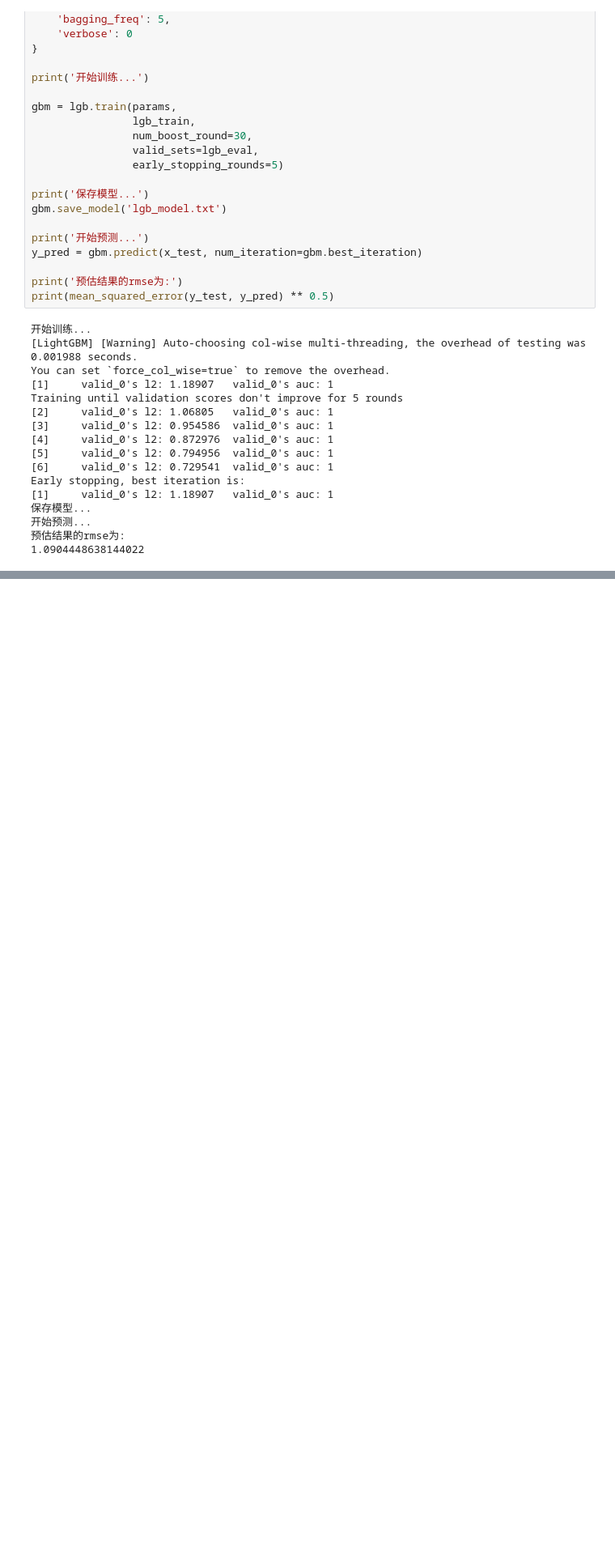
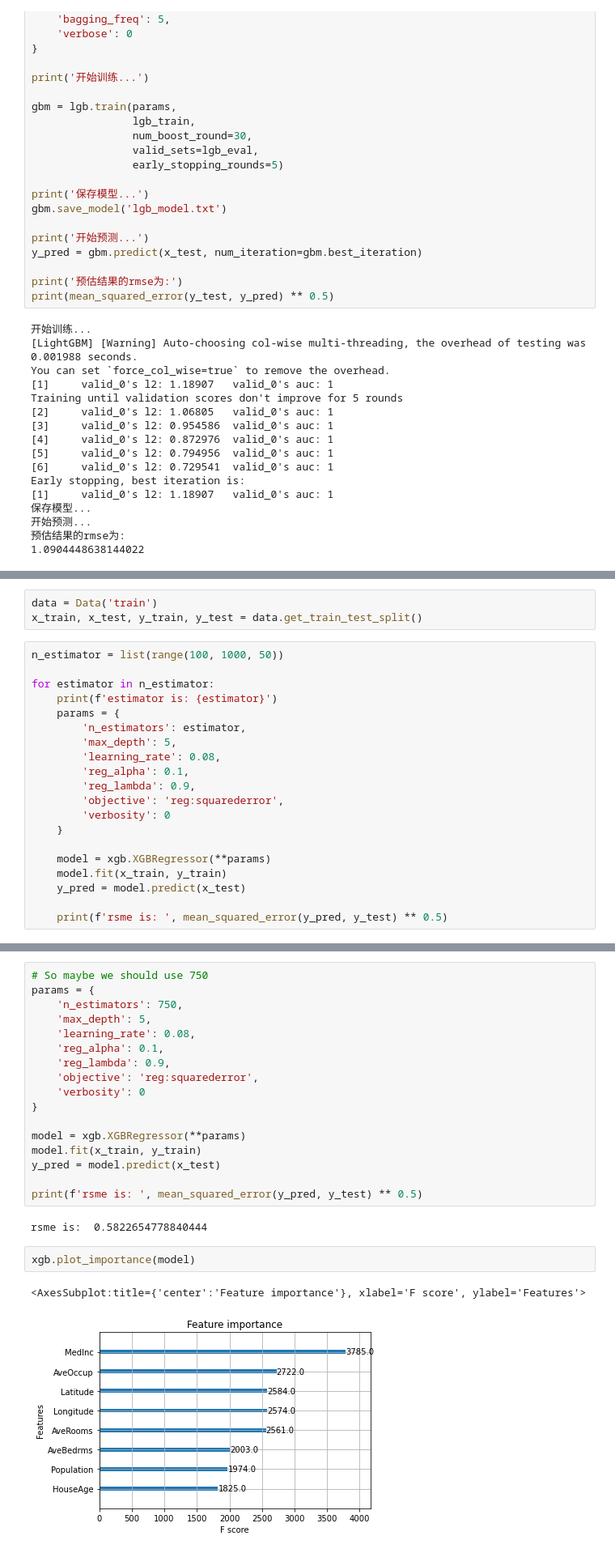
Before and after one commit to handsomevictor/kaggle-Playground_Series_Season_3_Episode_1, a Jupyter notebook: trial.ipynb, the cells around one changed output, grey strips where cells are left out. Shown at 81% size. Saved outputs shown, nothing was run; the diff lists cells and outputs as text; blank space fills up the shorter version.

```diff
--- a/trial.ipynb
+++ b/trial.ipynb
@@ -123,0 +141,23 @@ Early stopping, best iteration is:
+# %%
+data = Data('train')
+x_train, x_test, y_train, y_test = data.get_train_test_split()
+# %%
+n_estimator = list(range(100, 1000, 50))
+
+for estimator in n_estimator:
+    print(f'estimator is: {estimator}')
+    params = {
+        'n_estimators': estimator,
+        'max_depth': 5,
+        'learning_rate': 0.08,
+        'reg_alpha': 0.1,
+        'reg_lambda': 0.9,
+        'objective': 'reg:squarederror',
+        'verbosity': 0
+    }
+
+    model = xgb.XGBRegressor(**params)
+    model.fit(x_train, y_train)
+    y_pred = model.predict(x_test)
+
+    print(f'rsme is: ', mean_squared_error(y_pred, y_test) ** 0.5)
@@ -123,0 +182,24 @@ Early stopping, best iteration is:
+# %%
+# So maybe we should use 750
+params = {
+    'n_estimators': 750,
+    'max_depth': 5,
+    'learning_rate': 0.08,
+    'reg_alpha': 0.1,
+    'reg_lambda': 0.9,
+    'objective': 'reg:squarederror',
+    'verbosity': 0
+}
+
+model = xgb.XGBRegressor(**params)
+model.fit(x_train, y_train)
+y_pred = model.predict(x_test)
+
+print(f'rsme is: ', mean_squared_error(y_pred, y_test) ** 0.5)
+# %% [output]
+rsme is:  0.5822654778840444
+# %%
+xgb.plot_importance(model)
+# %% [output]
+<AxesSubplot:title={'center':'Feature importance'}, xlabel='F score', ylabel='Features'>
+[figure, added]
```
Also changed, not shown: parts of 21 cells of this notebook, 3 other files.
